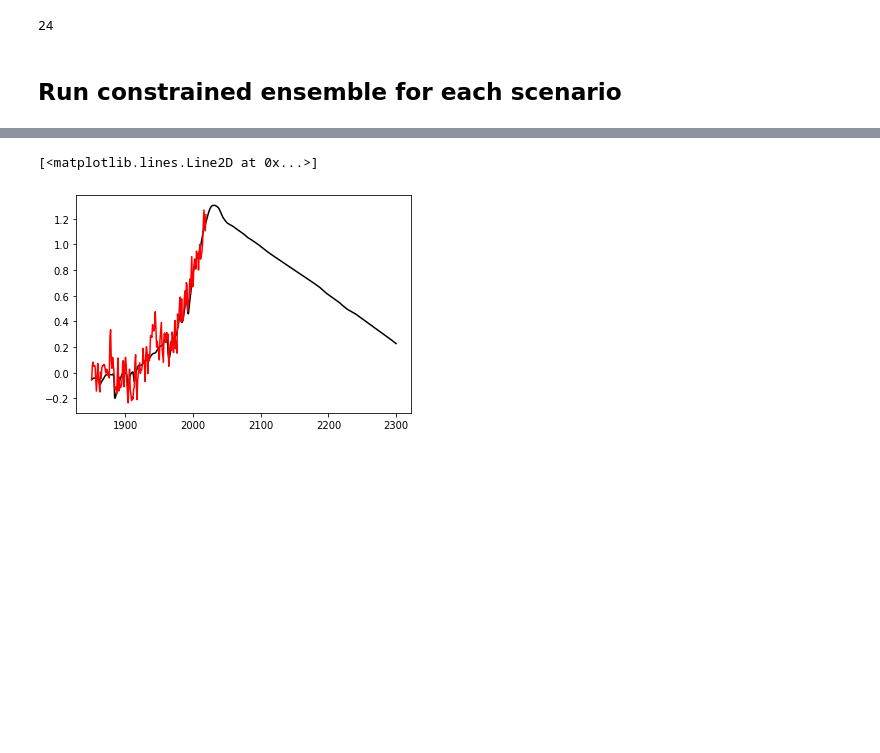
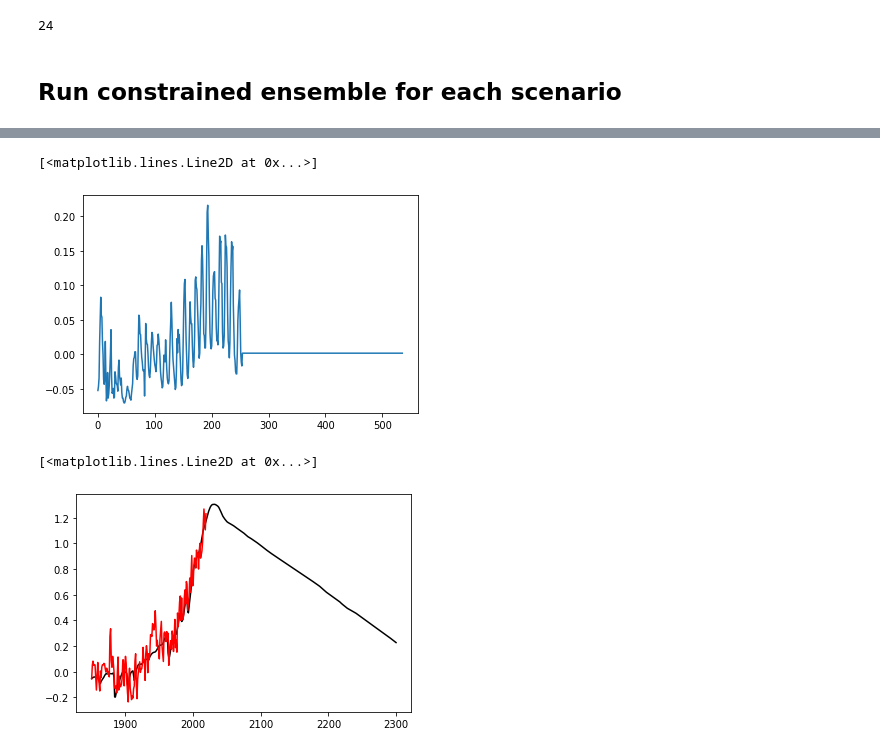
Before and after one commit to Rlamboll/PROVIDEemissions, a Jupyter notebook: notebooks/run_fair_on_systematic_paths.ipynb, the cells around one changed output, grey strips where cells are left out. Saved outputs shown, nothing was run; the diff lists cells and outputs as text; code cells hidden in the pictures; blank space fills up the shorter version.

```diff
--- a/notebooks/run_fair_on_systematic_paths.ipynb
+++ b/notebooks/run_fair_on_systematic_paths.ipynb
@@ -237,3 +239,8 @@ for scen in tqdm(scen_labels):
+# %%
+plt.plot(thisF[:, -1])
+# %% [output]
+[<matplotlib.lines.Line2D at 0x...>]
+[figure, added]
 # %%
 pl.plot(np.arange(1850, endyear+1), np.median(T_result[next(iter(T_result))] - T_result[next(iter(T_result))][230:250, :].mean(axis=0) + 0.85, axis=1)[85:], color='k');
 pl.plot(np.arange(1850, 2020), temp_gmst-temp_gmst[145:165].mean() + 0.85, color='r')
```
Also changed, not shown: parts of 3 cells of this notebook, 2 other files.
